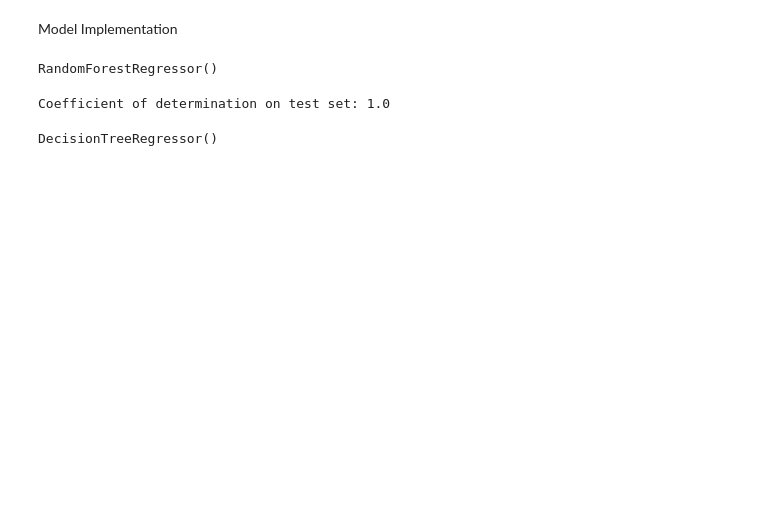
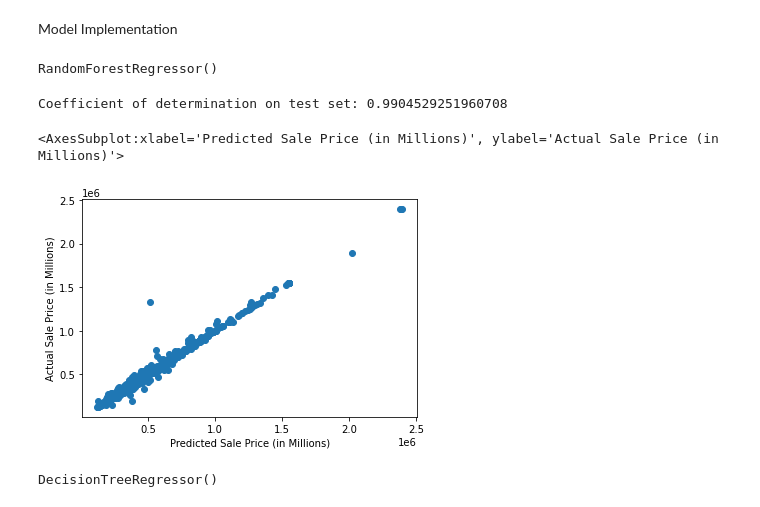
Before and after one commit to katechez8/Stat-451-Final-Project, a Jupyter notebook: data-cleaning.ipynb, the cells around one changed output. Drawn from its saved outputs; the diff is of its cells as text; code cells hidden in the pictures; blank space fills up the shorter version.

```diff
--- a/data-cleaning.ipynb
+++ b/data-cleaning.ipynb
@@ -9,6 +10,14 @@ from sklearn.model_selection import train_test_split
 from sklearn.ensemble import RandomForestRegressor
 from sklearn.tree import DecisionTreeRegressor
 from sklearn.ensemble import GradientBoostingRegressor
+# %%
+#function definitions
+def PlotScatter(yhat):
+    fig, ax = plt.subplots()
+    ax.scatter(yhat, yTest)
+    ax.set_xlabel('Predicted Sale Price (in Millions)')
+    ax.set_ylabel('Actual Sale Price (in Millions)')
+    return ax
 # %% [markdown]
 Because not all new construction homes were sold, and among those that were sold, not all reported the sale price. Those cases simply list sale price (SLPR) as 0. Because for our analysis these examples are not of interest to us they will be removed. Additionally there are two variables that indicate the sale price of the home: SLPR and FSLPR. FSLPR (Final Sale Price) is only filled in if the SLPR was changed before the final closing date. Because we would like the most accurate information FSLPR and SLPR will be combined into FSLPR filling in the missing information of FSLPR with SLPR.
 # %%
@@ -39,11 +77,15 @@ rForest.fit(xTrain, yTrain.values.ravel())
 RandomForestRegressor()
 # %%
 #evaluate model in another cell so don't need to refit model every time
-yhat = rForest.predict(xTest)
-score = rForest.score(xTest, yhat)
-print('Coefficient of determination on test set:', score)
+yHatForest = rForest.predict(xTest)
+scoreForest = rForest.score(xTest, yTest)
+print('Coefficient of determination on test set:', scoreForest)
+
+PlotScatter(yHatForest)
 # %% [output]
-Coefficient of determination on test set: 1.0
+Coefficient of determination on test set: 0.9904529251960708
+<AxesSubplot:xlabel='Predicted Sale Price (in Millions)', ylabel='Actual Sale Price (in Millions)'>
+[figure, added]
 # %%
 #train decision tree
 tree = DecisionTreeRegressor()
```
Also changed, not shown: parts of 7 cells of this notebook.
